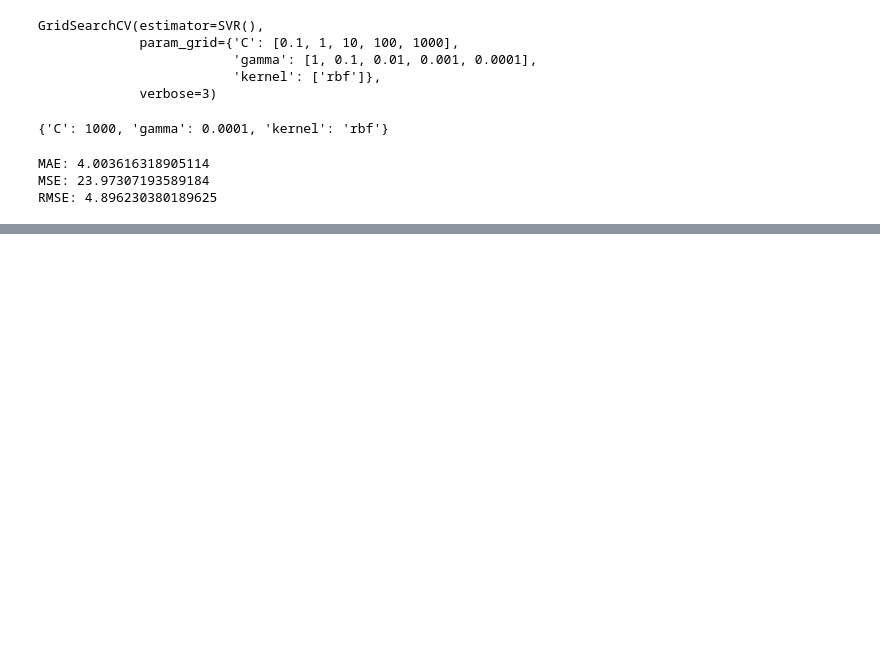
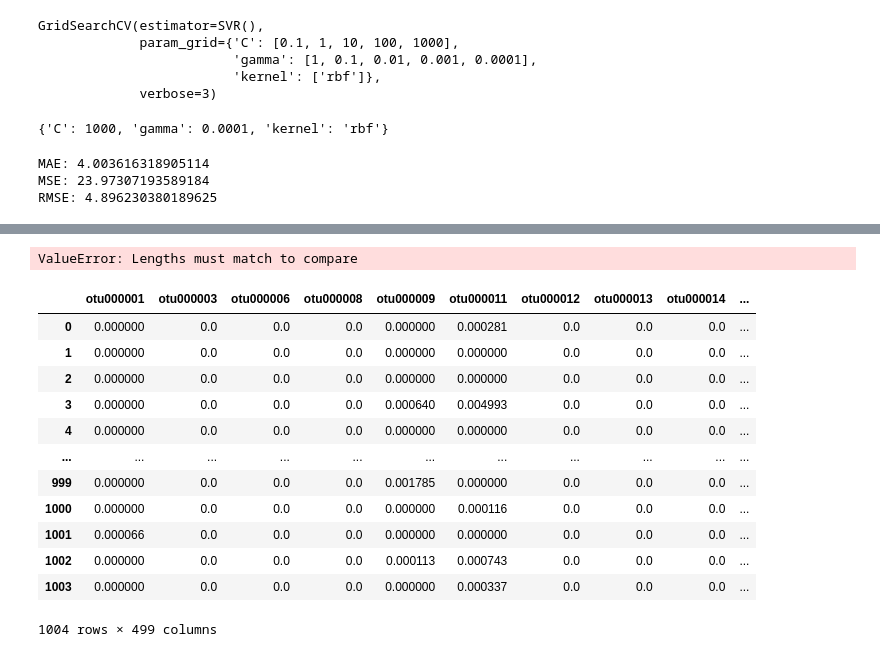
Before and after one commit to ShushantaFuse/WINKS_research, a Jupyter notebook: notebook/indain_data.ipynb, the cells around one changed output, grey strips where cells are left out. Drawn from its saved outputs; the diff is of its cells as text; code cells hidden in the pictures; blank space fills up the shorter version.

```diff
--- a/notebook/indain_data.ipynb
+++ b/notebook/indain_data.ipynb
@@ -328,0 +417,22 @@ RMSE: 4.896230380189625
+# %%
+merge_data.loc[:,merge_data.columnsone_hot_encoded_data.columns]
+# %% [output]
+ValueError: Lengths must match to compare
+# %%
+merge_data= pd.merge(one_hot_encoded_data['Subject_ID'],otu,left_on=['Subject_ID'],right_on=['index'])
+merge_data=merge_data.drop(['index', 'Subject_ID'], axis = 1)
+merge_data
+# %% [output]
+|  | otu000001 | otu000003 | otu000006 | otu000008 | otu000009 | otu000011 | otu000012 | otu000013 | otu000014 | ... |
+| 0 | 0.000000 | 0.0 | 0.0 | 0.0 | 0.000000 | 0.000281 | 0.0 | 0.0 | 0.0 | ... |
+| 1 | 0.000000 | 0.0 | 0.0 | 0.0 | 0.000000 | 0.000000 | 0.0 | 0.0 | 0.0 | ... |
+| 2 | 0.000000 | 0.0 | 0.0 | 0.0 | 0.000000 | 0.000000 | 0.0 | 0.0 | 0.0 | ... |
+| 3 | 0.000000 | 0.0 | 0.0 | 0.0 | 0.000640 | 0.004993 | 0.0 | 0.0 | 0.0 | ... |
+| 4 | 0.000000 | 0.0 | 0.0 | 0.0 | 0.000000 | 0.000000 | 0.0 | 0.0 | 0.0 | ... |
+| ... | ... | ... | ... | ... | ... | ... | ... | ... | ... | ... |
+| 999 | 0.000000 | 0.0 | 0.0 | 0.0 | 0.001785 | 0.000000 | 0.0 | 0.0 | 0.0 | ... |
+| 1000 | 0.000000 | 0.0 | 0.0 | 0.0 | 0.000000 | 0.000116 | 0.0 | 0.0 | 0.0 | ... |
+| 1001 | 0.000066 | 0.0 | 0.0 | 0.0 | 0.000000 | 0.000000 | 0.0 | 0.0 | 0.0 | ... |
+| 1002 | 0.000000 | 0.0 | 0.0 | 0.0 | 0.000113 | 0.000743 | 0.0 | 0.0 | 0.0 | ... |
+| 1003 | 0.000000 | 0.0 | 0.0 | 0.0 | 0.000000 | 0.000337 | 0.0 | 0.0 | 0.0 | ... |
+1004 rows × 499 columns
```
Also changed, not shown: parts of 19 cells of this notebook, 4 other files.
